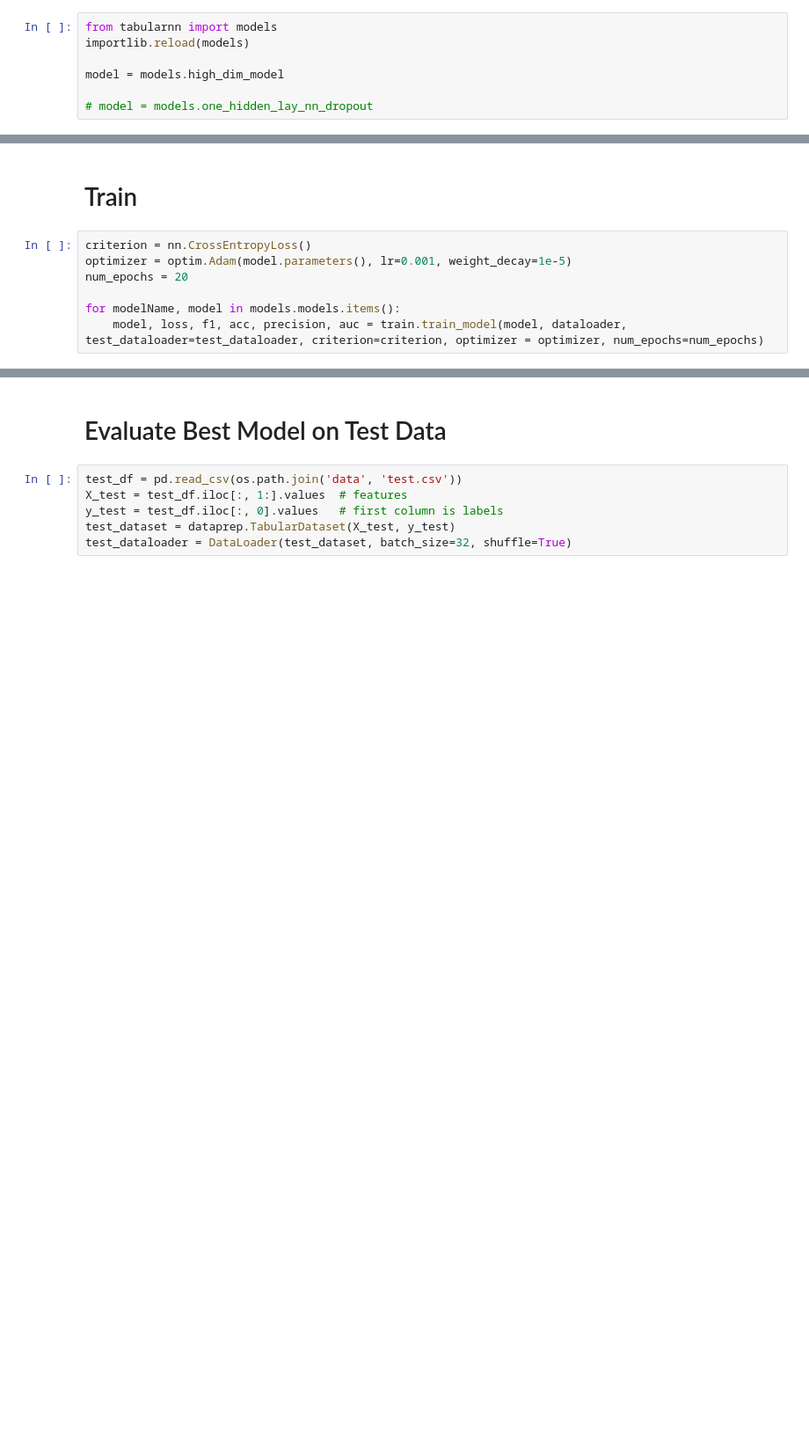
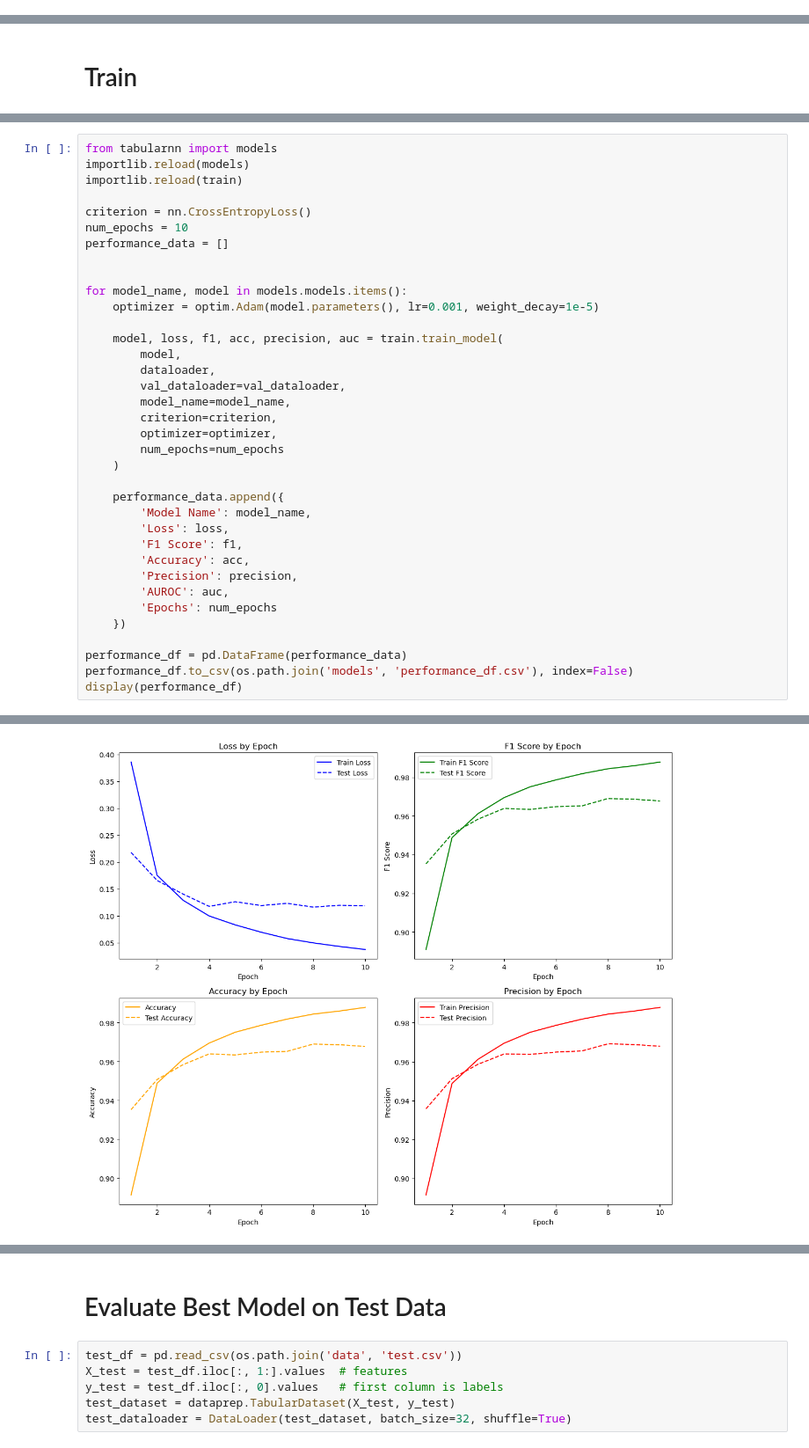
Before and after one commit to jnicolow/linear_model_for_MNIST, a Jupyter notebook: 01.ipynb, the cells around one changed output, grey strips where cells are left out. Shown: that part at 88% size. Cells and saved outputs as stored; diff of their text form; blank space fills up the shorter version.

Commit message:
Model training pipeline complete. test model arcitectures developed

```diff
--- a/01.ipynb
+++ b/01.ipynb
@@ -33,9 +38,2 @@ dataloader = DataLoader(dataset, batch_size=32, shuffle=True)
 # %% [markdown]
 # Model Initialization
-# %%
-from tabularnn import models
-importlib.reload(models)
-
-model = models.high_dim_model
-
-# model = models.one_hidden_lay_nn_dropout
@@ -42,9 +43,2 @@ model = models.high_dim_model
 # %% [markdown]
 # Train
-# %%
-criterion = nn.CrossEntropyLoss()
-optimizer = optim.Adam(model.parameters(), lr=0.001, weight_decay=1e-5)
-num_epochs = 20
-
-for modelName, model in models.models.items():
-    model, loss, f1, acc, precision, auc = train.train_model(model, dataloader, test_dataloader=test_dataloader, criterion=criterion, optimizer = optimizer, num_epochs=num_epochs)
@@ -72,0 +45,37 @@ Epoch [20/20], Loss: 0.0164, F1 Score: 0.995, Accuracy: 0.995, Precision: 0.995,
+# %%
+from tabularnn import models
+importlib.reload(models)
+importlib.reload(train)
+
+criterion = nn.CrossEntropyLoss()
+num_epochs = 10
+performance_data = []
+
+
+for model_name, model in models.models.items():
+    optimizer = optim.Adam(model.parameters(), lr=0.001, weight_decay=1e-5)
+
+    model, loss, f1, acc, precision, auc = train.train_model(
+        model,
+        dataloader,
+        val_dataloader=val_dataloader,
+        model_name=model_name,
+        criterion=criterion,
+        optimizer=optimizer,
+        num_epochs=num_epochs
+    )
+
+    performance_data.append({
+        'Model Name': model_name,
+        'Loss': loss,
+        'F1 Score': f1,
+        'Accuracy': acc,
+        'Precision': precision,
+        'AUROC': auc,
+        'Epochs': num_epochs
+    })
+
+performance_df = pd.DataFrame(performance_data)
+performance_df.to_csv(os.path.join('models', 'performance_df.csv'), index=False)
+display(performance_df)
+# %% [output]
@@ -72,0 +92 @@ Epoch [20/20], Loss: 0.0164, F1 Score: 0.995, Accuracy: 0.995, Precision: 0.995,
+[figure, added]
```
Also changed, not shown: parts of 5 cells of this notebook, 8 other files.
